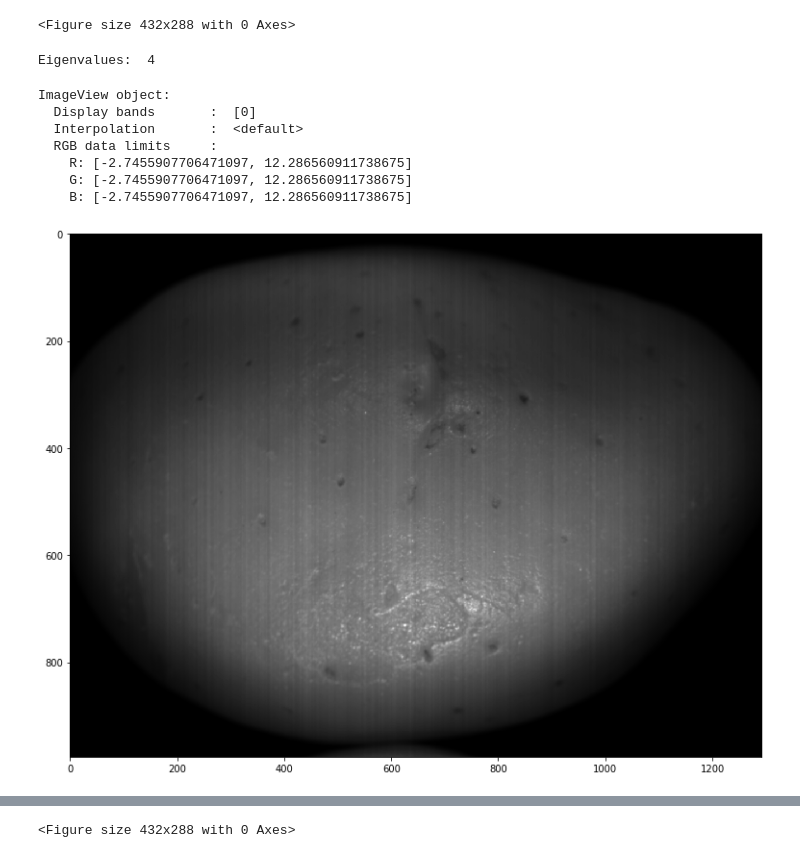
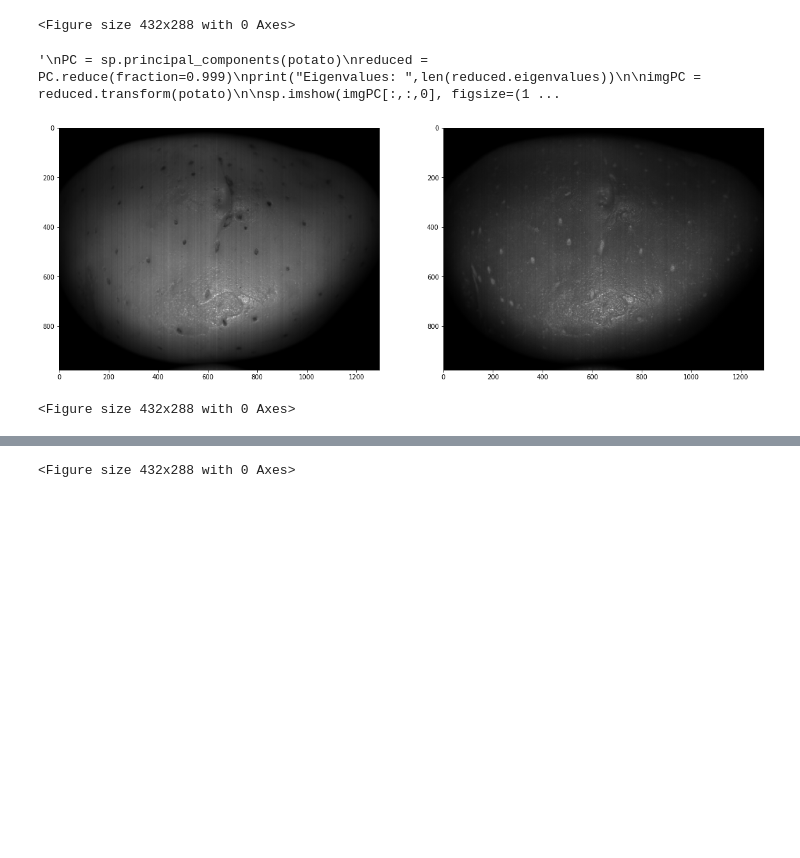
Before and after one commit to Kohmann/potato-classification, a Jupyter notebook: segmentation.ipynb, the cells around one changed output, grey strips where cells are left out. Drawn from its saved outputs; the diff is of its cells as text; code cells hidden in the pictures; blank space fills up the shorter version.

```diff
--- a/segmentation.ipynb
+++ b/segmentation.ipynb
@@ -230,26 +229,28 @@ plt.figure()
 # %%
     #One potato for experimentation
 x,y,w,h = cv2.boundingRect(cnt[-1])
 marg = 30
 potato = (imgCube.read_subregion([margin-marg+y, margin+marg+y+h],[x-marg, x+w+marg]))#[:,:,100:]
 
-sp.imshow(potato[:,:,125], figsize=(100,10),cmap="gray")
 #sp.imshow(potato[:,:,100], figsize=(100,10),cmap="gray")
+plt.figure(figsize = (20,20))
+plt.subplot(1, 2, 1)
+plt.imshow(potato[:,:,100], cmap="gray")
+plt.subplot(1, 2, 2)
+plt.imshow(potato[:,:,180], cmap="gray")
+plt.figure()
 
+
+"""
 PC = sp.principal_components(potato)
 reduced = PC.reduce(fraction=0.999)
 print("Eigenvalues: ",len(reduced.eigenvalues))
 
 imgPC = reduced.transform(potato)
 
 sp.imshow(imgPC[:,:,0], figsize=(100,10),cmap="gray")
+"""
 # %% [output]
-Eigenvalues:  4
+'\nPC = sp.principal_components(potato)\nreduced = PC.reduce(fraction=0.999)\nprint("Eigenvalues: ",len(reduced.eigenvalues))\n\nimgPC = reduced.transform(potato)\n\nsp.imshow(imgPC[:,:,0], figsize=(1 ...
+[figure, new version]
-ImageView object:
-  Display bands       :  [0]
-  Interpolation       :  <default>
-  RGB data limits     :
-    R: [-2.7455907706471097, 12.286560911738675]
-    G: [-2.7455907706471097, 12.286560911738675]
-    B: [-2.7455907706471097, 12.286560911738675]
+<Figure size 432x288 with 0 Axes>
-[figure, old version]
```
Also changed, not shown: parts of 2 cells of this notebook, 1 other file.
